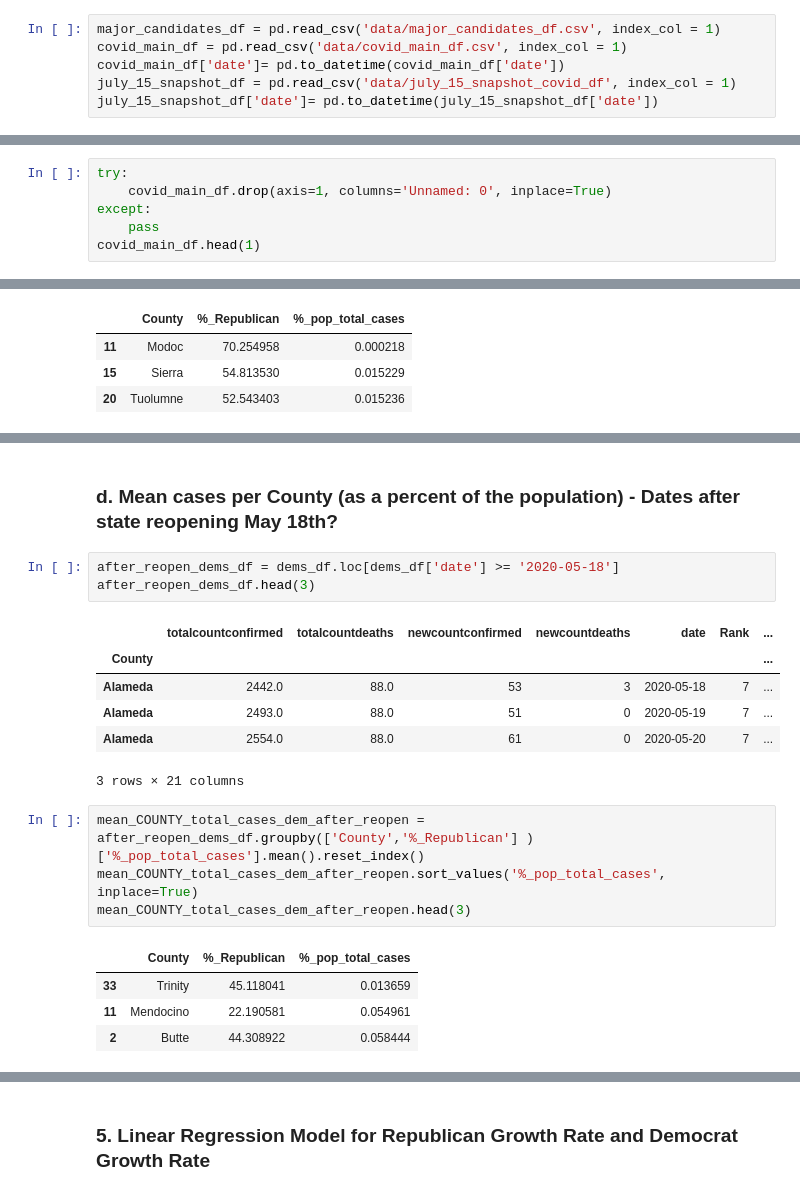
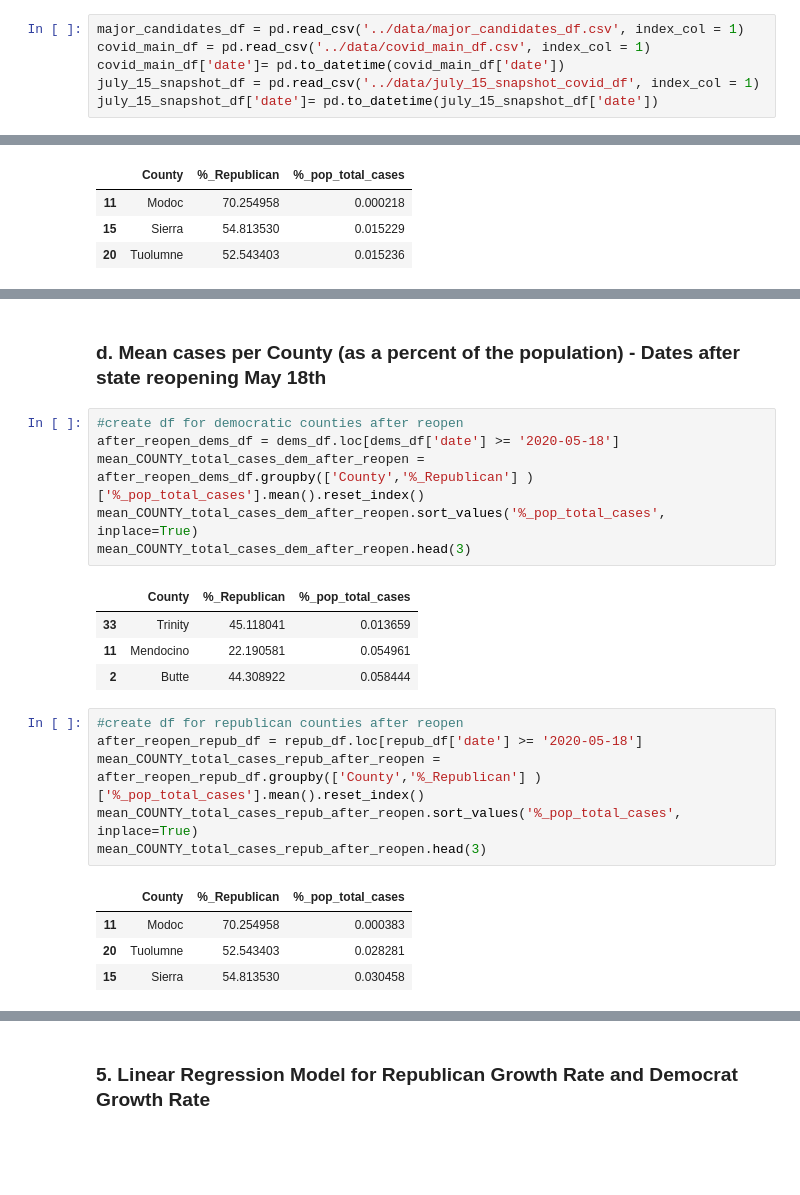
Before and after one commit to MegansColorado/Capstone_1, a Jupyter notebook: notebooks/Covid_Political_Data.ipynb, the cells around one changed output, grey strips where cells are left out. Drawn from its saved outputs; the diff is of its cells as text; blank space fills up the shorter version.

```diff
--- a/notebooks/Covid_Political_Data.ipynb
+++ b/notebooks/Covid_Political_Data.ipynb
@@ -23,8 +45,8 @@ import matplotlib.pyplot as plt
 # %%
-major_candidates_df = pd.read_csv('data/major_candidates_df.csv', index_col = 1)
-covid_main_df = pd.read_csv('data/covid_main_df.csv', index_col = 1)
+major_candidates_df = pd.read_csv('../data/major_candidates_df.csv', index_col = 1)
+covid_main_df = pd.read_csv('../data/covid_main_df.csv', index_col = 1)
 covid_main_df['date']= pd.to_datetime(covid_main_df['date'])
-july_15_snapshot_df = pd.read_csv('data/july_15_snapshot_covid_df', index_col = 1)
+july_15_snapshot_df = pd.read_csv('../data/july_15_snapshot_covid_df', index_col = 1)
 july_15_snapshot_df['date']= pd.to_datetime(july_15_snapshot_df['date'])
 # %%
 try:
@@ -39,6 +57,0 @@ major_candidates_df.head(1)
-# %%
-try:
-    covid_main_df.drop(axis=1, columns='Unnamed: 0', inplace=True)
-except:
-    pass
-covid_main_df.head(1)
@@ -227,23 +189,26 @@ plt.savefig('images/dem_repub_meanTOTALcases_sliding_scale_7.png')
 # %% [output]
 [figure]
 # %% [markdown]
-### d. Mean cases per County (as a percent of the population) - Dates after state reopening May 18th?
+### d. Mean cases per County (as a percent of the population) - Dates after state reopening May 18th
 # %%
+#create df for democratic counties after reopen
 after_reopen_dems_df = dems_df.loc[dems_df['date'] >= '2020-05-18']
-after_reopen_dems_df.head(3)
+mean_COUNTY_total_cases_dem_after_reopen = after_reopen_dems_df.groupby(['County','%_Republican'] )['%_pop_total_cases'].mean().reset_index()
+mean_COUNTY_total_cases_dem_after_reopen.sort_values('%_pop_total_cases', inplace=True)
+mean_COUNTY_total_cases_dem_after_reopen.head(3)
 # %% [output]
-|  | totalcountconfirmed | totalcountdeaths | newcountconfirmed | newcountdeaths | date | Rank | ... |
-| County |  |  |  |  |  |  | ... |
-| Alameda | 2442.0 | 88.0 | 53 | 3 | 2020-05-18 | 7 | ... |
-| Alameda | 2493.0 | 88.0 | 51 | 0 | 2020-05-19 | 7 | ... |
-| Alameda | 2554.0 | 88.0 | 61 | 0 | 2020-05-20 | 7 | ... |
+|  | County | %_Republican | %_pop_total_cases |
+| 33 | Trinity | 45.118041 | 0.013659 |
+| 11 | Mendocino | 22.190581 | 0.054961 |
+| 2 | Butte | 44.308922 | 0.058444 |
-3 rows × 21 columns
 # %%
-mean_COUNTY_total_cases_dem_after_reopen = after_reopen_dems_df.groupby(['County','%_Republican'] )['%_pop_total_cases'].mean().reset_index()
-mean_COUNTY_total_cases_dem_after_reopen.sort_values('%_pop_total_cases', inplace=True)
-mean_COUNTY_total_cases_dem_after_reopen.head(3)
+#create df for republican counties after reopen
+after_reopen_repub_df = repub_df.loc[repub_df['date'] >= '2020-05-18']
+mean_COUNTY_total_cases_repub_after_reopen = after_reopen_repub_df.groupby(['County','%_Republican'] )['%_pop_total_cases'].mean().reset_index()
+mean_COUNTY_total_cases_repub_after_reopen.sort_values('%_pop_total_cases', inplace=True)
+mean_COUNTY_total_cases_repub_after_reopen.head(3)
 # %% [output]
 |  | County | %_Republican | %_pop_total_cases |
-| 33 | Trinity | 45.118041 | 0.013659 |
-| 11 | Mendocino | 22.190581 | 0.054961 |
-| 2 | Butte | 44.308922 | 0.058444 |
+| 11 | Modoc | 70.254958 | 0.000383 |
+| 20 | Tuolumne | 52.543403 | 0.028281 |
+| 15 | Sierra | 54.813530 | 0.030458 |
```
Also changed, not shown: parts of 30 cells of this notebook, 11 other files.
